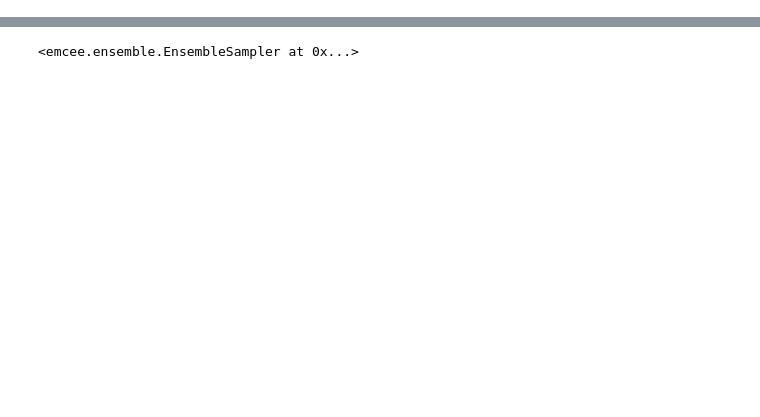
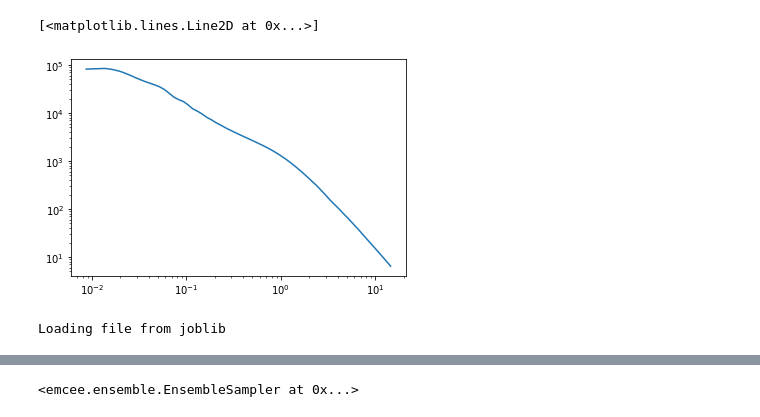
Before and after one commit to santiagocasas/looti-test-public, a Jupyter notebook: notebooks/run_emcee.ipynb, the cells around one changed output, grey strips where cells are left out. Saved outputs shown, nothing was run; the diff lists cells and outputs as text; code cells hidden in the pictures; blank space fills up the shorter version.

```diff
--- a/notebooks/run_emcee.ipynb
+++ b/notebooks/run_emcee.ipynb
@@ -16,0 +75,38 @@ sampler = _
+# %%
+def obs_truth_power(cosmo_param, obs_ratio):
+    zfix=0.
+    afix = 1/(1+zfix)
+    Omega_m, beta = cosmo_param
+    Omega_b = 0.048
+    ns =0.95
+    bias =2.
+    h=0.70
+    As109=2.2
+    sigma8=0.95
+
+      #np.logspace(np.log10(0.012), np.log10(5.0), 31)
+
+    cosmo = ccl.Cosmology(Omega_c=Omega_m-Omega_b,
+                       Omega_b=Omega_b,
+                       h=h,
+                       #A_s=As109*10**(-9),
+                       sigma8=sigma8,
+                       n_s=ns,
+                       transfer_function='eisenstein_hu',
+                       matter_power_spectrum='halofit')
+
+    kspace=obs_ratio[:,0]
+    pk_obs_ratio = obs_ratio[:,1]
+
+    pknonlin_ccl=np.array([ccl.power.nonlin_matter_power(cosmo, kk, afix) for kk in kspace])
+
+    pknonlin_beta_recon=pknonlin_ccl*pk_obs_ratio
+
+    return pknonlin_beta_recon, pknonlin_ccl
+# %%
+obs_truth_pk, ref_pk = obs_truth_power(truth_param_arr, obs_vec)
+# %%
+plt.loglog(kgrid_obs, obs_truth_pk)
+# %% [output]
+[<matplotlib.lines.Line2D at 0x...>]
+[figure, added]
@@ -16,0 +119,7 @@ sampler = _
+# %%
+filename_codecs='../interpolating_objects/CDE_ratio-Codecs_Website-z0-interpObj.sav'
+print("Loading file from joblib")
+with open(filename_codecs, 'rb') as f:
+    Interpolation_Codecs_loaded = joblib.load(f)
+# %% [output]
+Loading file from joblib
```
Also changed, not shown: parts of 41 cells of this notebook, 7 other files.
